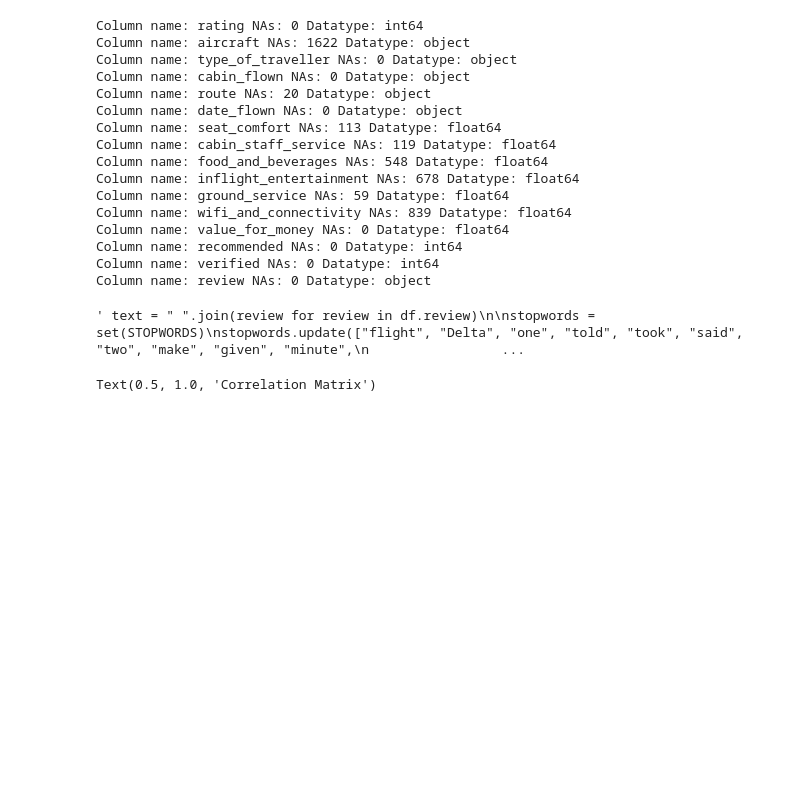
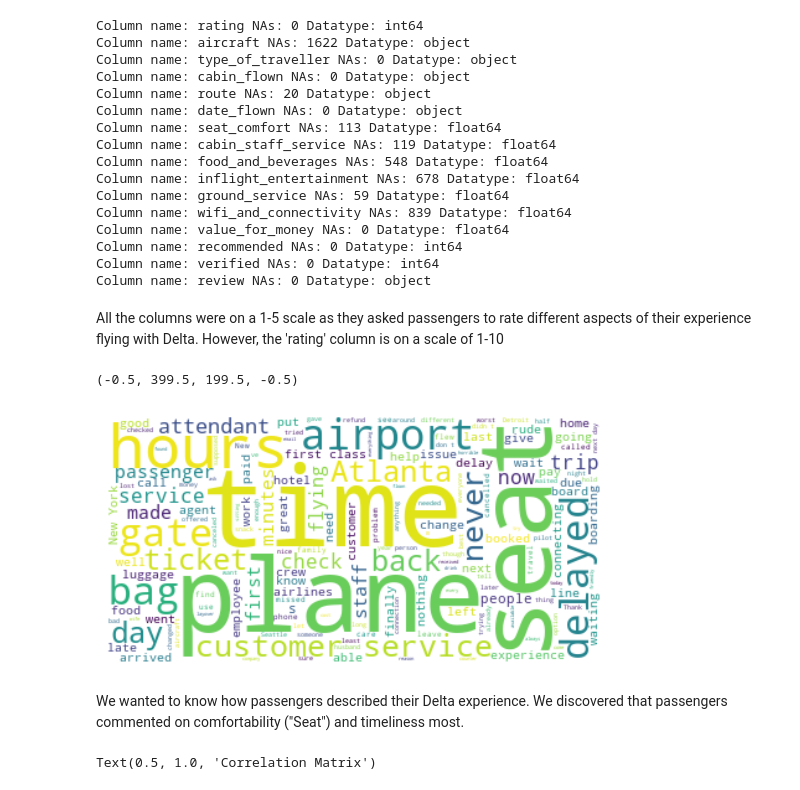
Before and after one commit to pikeline/airline_reviews, a Jupyter notebook: data.ipynb, the cells around one changed output. Drawn from its saved outputs; the diff is of its cells as text; code cells hidden in the pictures; blank space fills up the shorter version.

```diff
--- a/data.ipynb
+++ b/data.ipynb
@@ -88,22 +106,27 @@ Column name: value_for_money NAs: 0 Datatype: float64
 Column name: recommended NAs: 0 Datatype: int64
 Column name: verified NAs: 0 Datatype: int64
 Column name: review NAs: 0 Datatype: object
+# %% [markdown]
+All the columns were on a 1-5 scale as they asked passengers to rate different aspects of their experience flying with Delta. However, the 'rating' column is on a scale of 1-10
 # %%
 #wordcloud
-""" text = " ".join(review for review in df.review)
+text = " ".join(review for review in df.review)
 
 stopwords = set(STOPWORDS)
 stopwords.update(["flight", "Delta", "one", "told", "took", "said", "two", "make", "given", "minute",
                   "asked", "still", "way", "hour", "will", "really", "u", "got", "without", "say", "better", "take",
                   "overall", "much", "return", "fly", "us", "even", "go", "getting", "airline", "flights", "another"])
 
 wordcloud = WordCloud(stopwords=stopwords, background_color="white").generate(text)
 
 plt.imshow(wordcloud, interpolation='bilinear')
-plt.axis("off") """
+plt.axis("off")
 #plt.figure(figsize=[10,10])
 # %% [output]
-' text = " ".join(review for review in df.review)\n\nstopwords = set(STOPWORDS)\nstopwords.update(["flight", "Delta", "one", "told", "took", "said", "two", "make", "given", "minute",\n                 ...
+(-0.5, 399.5, 199.5, -0.5)
+[figure, added]
+# %% [markdown]
+We wanted to know how passengers described their Delta experience. We discovered that passengers commented on comfortability ("Seat") and timeliness most.
 # %%
 #correlation matrix
 df_numerical = pd.concat([df["rating"], df[df.columns[6:14]]], axis=1)
```
Also changed, not shown: parts of 49 cells of this notebook.
